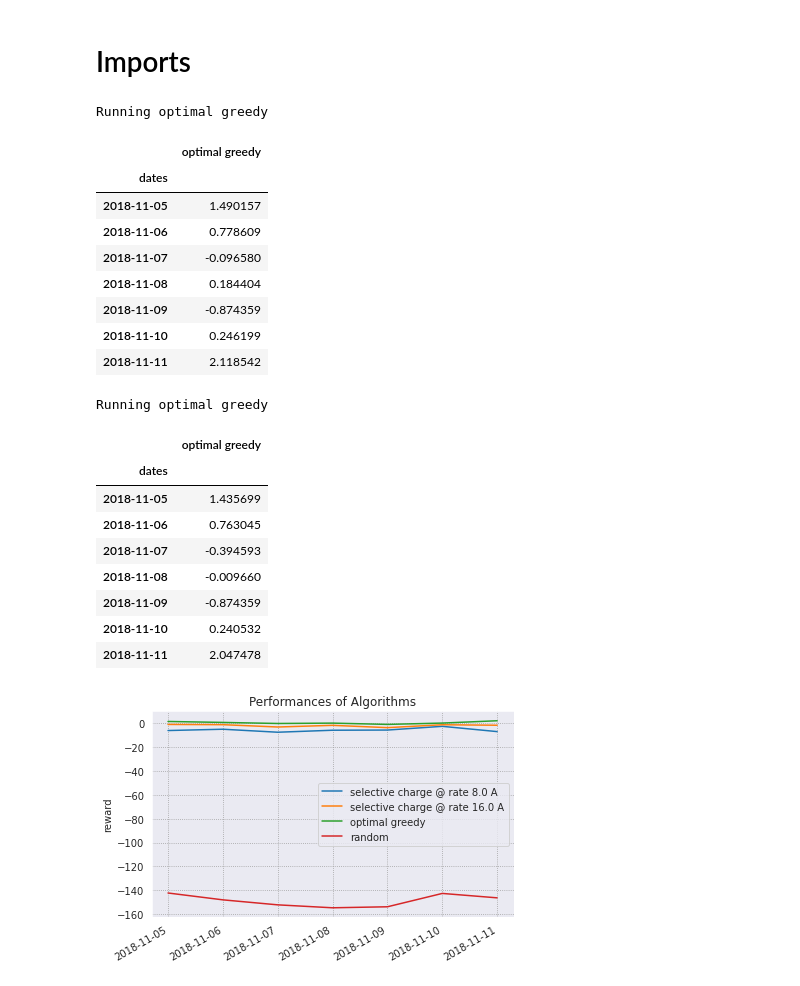
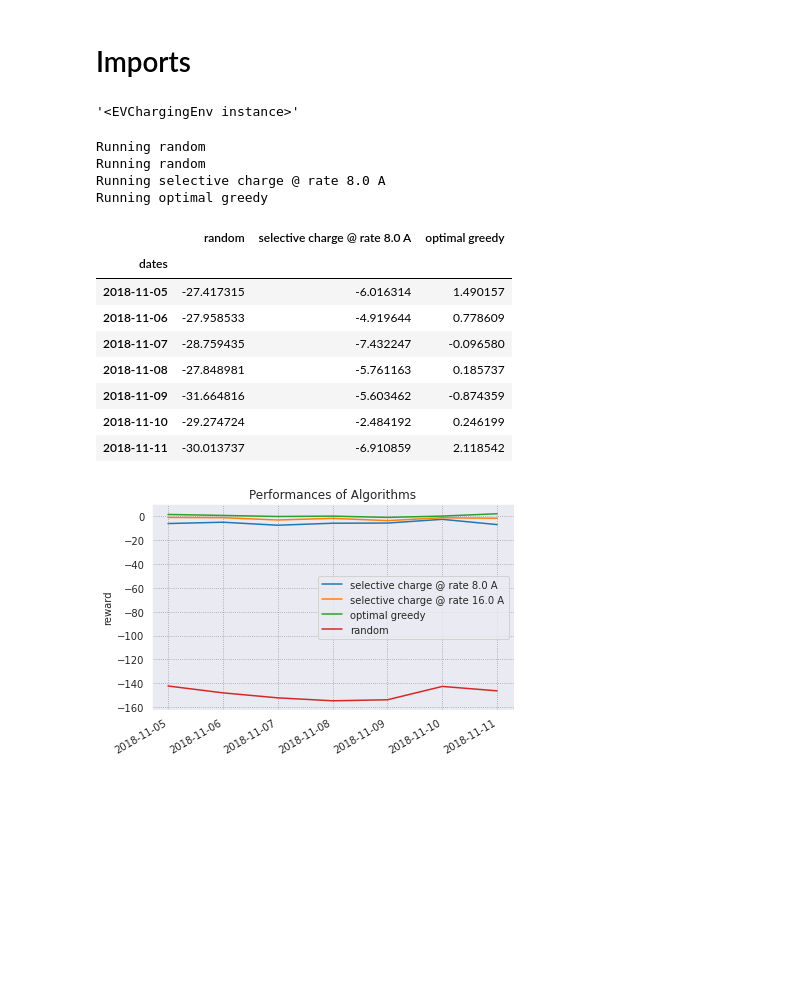
Before and after one commit to chrisyeh96/sustaingym, a Jupyter notebook: examples/baseline_algos.ipynb, the cells around one changed output. Drawn from its saved outputs; the diff is of its cells as text; code cells hidden in the pictures; blank space fills up the shorter version.

```diff
--- a/examples/baseline_algos.ipynb
+++ b/examples/baseline_algos.ipynb
@@ -20,66 +20,60 @@ from sustaingym.algorithms.evcharging.base_algorithm import SelectiveChargingAlg
 from sustaingym.envs.evcharging.ev_charging import EVChargingEnv
 from sustaingym.envs.evcharging.ev_charging import EVChargingEnv
 from sustaingym.envs.evcharging.event_generation import RealTraceGenerator
+# %%
+str(eval_env)
+# %% [output]
+'<EVChargingEnv instance>'
 # %%
 from datetime import datetime, timedelta
 import pandas as pd
 
 DATE_FORMAT = "%Y-%m-%d"
 
-date_range = ('2018-11-05', '2018-11-11')
+date_period = ('2018-11-05', '2018-11-11')
 
-generator = RealTraceGenerator(site='caltech', date_range=date_range, sequential=True, period=5)
+generator = RealTraceGenerator(site='caltech', date_period=date_period, sequential=True, period=5)
 eval_env = EVChargingEnv(generator, action_type='discrete')
+eval_env2 = EVChargingEnv(generator, action_type='discrete', project_action=True)
 
 eval_env.reset()
 
 # algs = [SelectiveChargingAlgorithm(rate=1.0), SelectiveChargingAlgorithm(rate=2.0), GreedyAlgorithm(), RandomAlgorithm()]
-algs = [GreedyAlgorithm(eval_env)]
+algs = [RandomAlgorithm(eval_env), RandomAlgorithm(eval_env2), SelectiveChargingAlgorithm(eval_env, rate=1.0), GreedyAlgorithm(eval_env)]
 def collect_rewards(algs):
-    begin = datetime.strptime(date_range[0], DATE_FORMAT)
-    end = datetime.strptime(date_range[1], DATE_FORMAT)
+    begin = datetime.strptime(date_period[0], DATE_FORMAT)
+    end = datetime.strptime(date_period[1], DATE_FORMAT)
     days_diff = end - begin
     num_days_sim = days_diff.days + 1
 
     results = {}
     for alg in algs:
         print(f"Running {alg.name}")
         results[alg] = alg.run(num_days_sim)
     results = {alg.name: reward for alg, reward in results.items()}
 
     results['dates'] = [begin + timedelta(days=i) for i in range(num_days_sim)]
 
     results = pd.DataFrame(results)
     results.set_index('dates', inplace=True)
     return results
 
 heuristics_rewards = collect_rewards(algs)
 heuristics_rewards
 # %% [output]
+Running random
+Running random
+Running selective charge @ rate 8.0 A
 Running optimal greedy
-|  | optimal greedy |
-| dates |  |
-| 2018-11-05 | 1.490157 |
-| 2018-11-06 | 0.778609 |
-| 2018-11-07 | -0.096580 |
-| 2018-11-08 | 0.184404 |
-| 2018-11-09 | -0.874359 |
-| 2018-11-10 | 0.246199 |
-| 2018-11-11 | 2.118542 |
+|  | random | selective charge @ rate 8.0 A | optimal greedy |
+| dates |  |  |  |
+| 2018-11-05 | -27.417315 | -6.016314 | 1.490157 |
+| 2018-11-06 | -27.958533 | -4.919644 | 0.778609 |
+| 2018-11-07 | -28.759435 | -7.432247 | -0.096580 |
+| 2018-11-08 | -27.848981 | -5.761163 | 0.185737 |
+| 2018-11-09 | -31.664816 | -5.603462 | -0.874359 |
+| 2018-11-10 | -29.274724 | -2.484192 | 0.246199 |
+| 2018-11-11 | -30.013737 | -6.910859 | 2.118542 |
-# %%
-heuristics_rewards = collect_rewards(algs)
-heuristics_rewards
-# %% [output]
-Running optimal greedy
-|  | optimal greedy |
-| dates |  |
-| 2018-11-05 | 1.435699 |
-| 2018-11-06 | 0.763045 |
-| 2018-11-07 | -0.394593 |
-| 2018-11-08 | -0.009660 |
-| 2018-11-09 | -0.874359 |
-| 2018-11-10 | 0.240532 |
-| 2018-11-11 | 2.047478 |
 # %%
 plt.title("Performances of Algorithms")
 for col in heuristics_rewards.columns:
```
Also changed, not shown: 10 other files.
